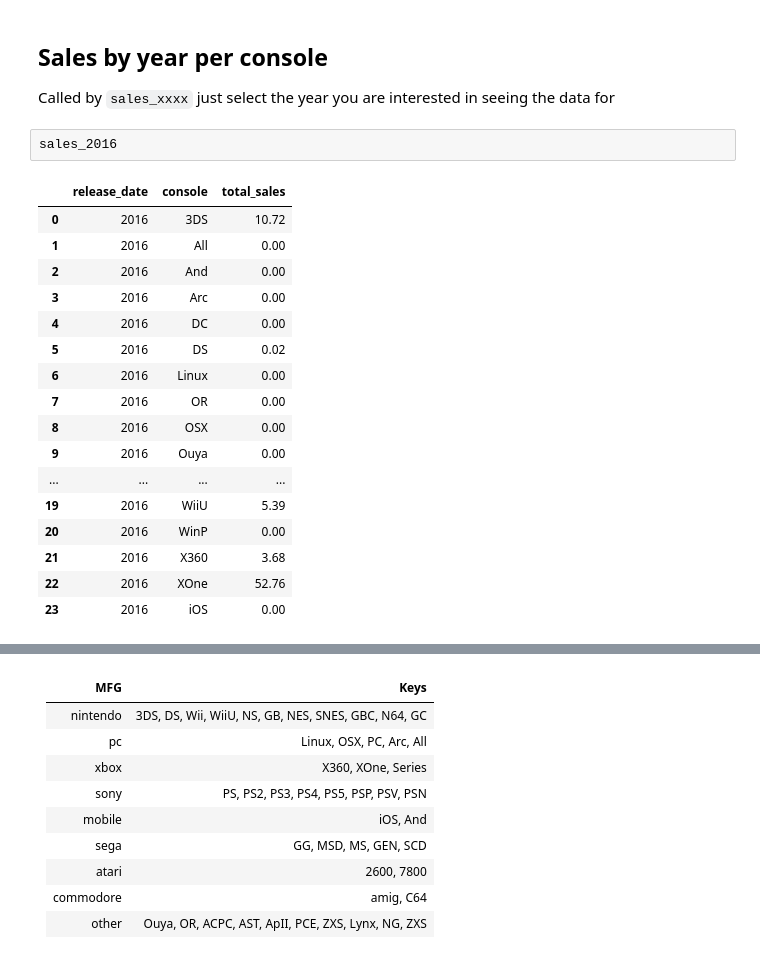
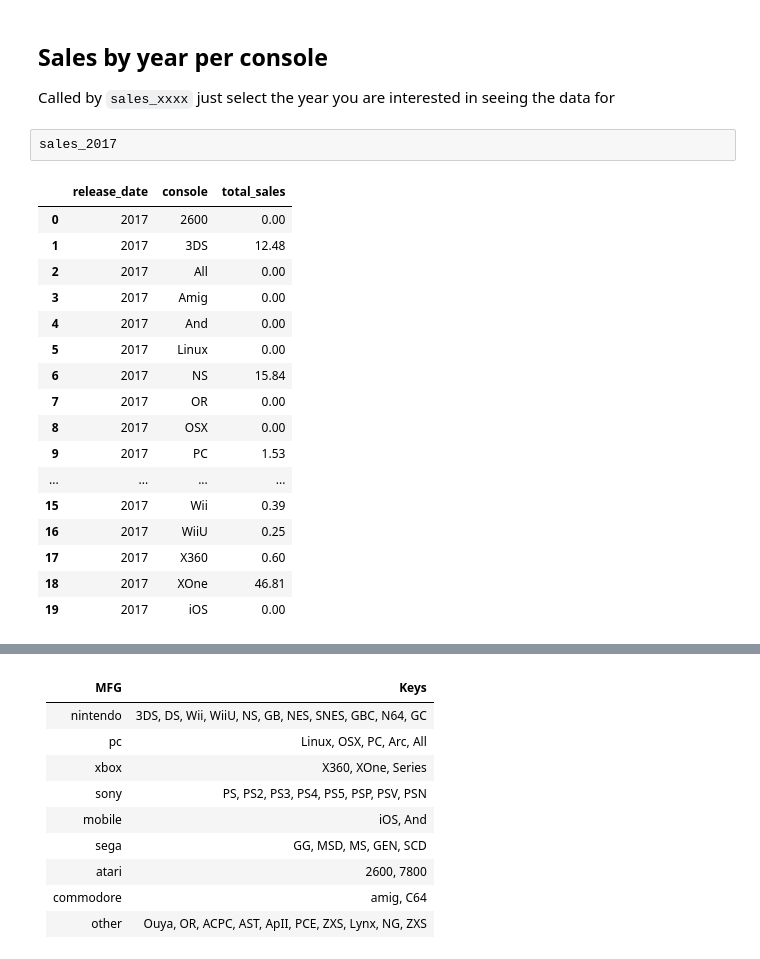
Before and after one commit to dmorton714/v_game, a Jupyter notebook: user.ipynb, the cells around one changed output, grey strips where cells are left out. Cells and saved outputs as stored; diff of their text form.

```diff
--- a/user.ipynb
+++ b/user.ipynb
@@ -38,23 +35,23 @@ contact me here: https://github.com/dmorton714/v_game.git
 ## Sales by year per console
 
 Called by `sales_xxxx` just select the year you are interested in seeing the data for
-# %%
-sales_2016
-# %% [output]
-|  | release_date | console | total_sales |
-| 0 | 2016 | 3DS | 10.72 |
-| 1 | 2016 | All | 0.00 |
-| 2 | 2016 | And | 0.00 |
-| 3 | 2016 | Arc | 0.00 |
-| 4 | 2016 | DC | 0.00 |
-| 5 | 2016 | DS | 0.02 |
-| 6 | 2016 | Linux | 0.00 |
-| 7 | 2016 | OR | 0.00 |
-| 8 | 2016 | OSX | 0.00 |
-| 9 | 2016 | Ouya | 0.00 |
-| ... | ... | ... | ... |
-| 19 | 2016 | WiiU | 5.39 |
-| 20 | 2016 | WinP | 0.00 |
-| 21 | 2016 | X360 | 3.68 |
-| 22 | 2016 | XOne | 52.76 |
-| 23 | 2016 | iOS | 0.00 |
+# %%
+sales_2017
+# %% [output]
+|  | release_date | console | total_sales |
+| 0 | 2017 | 2600 | 0.00 |
+| 1 | 2017 | 3DS | 12.48 |
+| 2 | 2017 | All | 0.00 |
+| 3 | 2017 | Amig | 0.00 |
+| 4 | 2017 | And | 0.00 |
+| 5 | 2017 | Linux | 0.00 |
+| 6 | 2017 | NS | 15.84 |
+| 7 | 2017 | OR | 0.00 |
+| 8 | 2017 | OSX | 0.00 |
+| 9 | 2017 | PC | 1.53 |
+| ... | ... | ... | ... |
+| 15 | 2017 | Wii | 0.39 |
+| 16 | 2017 | WiiU | 0.25 |
+| 17 | 2017 | X360 | 0.60 |
+| 18 | 2017 | XOne | 46.81 |
+| 19 | 2017 | iOS | 0.00 |
```
Also changed, not shown: parts of 6 cells of this notebook, 1 other file.
